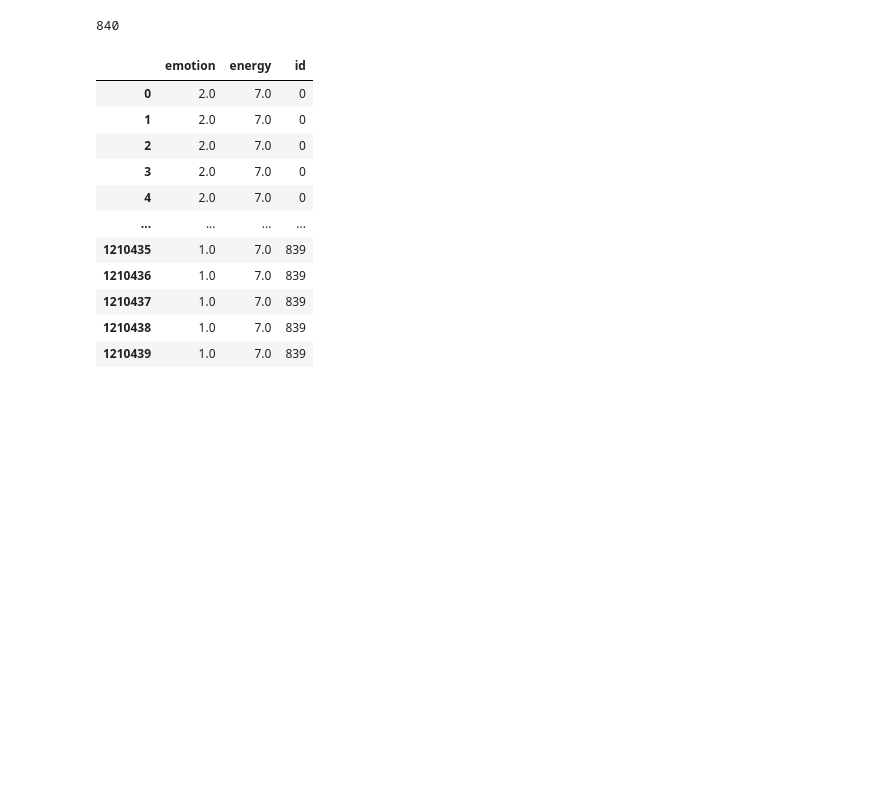
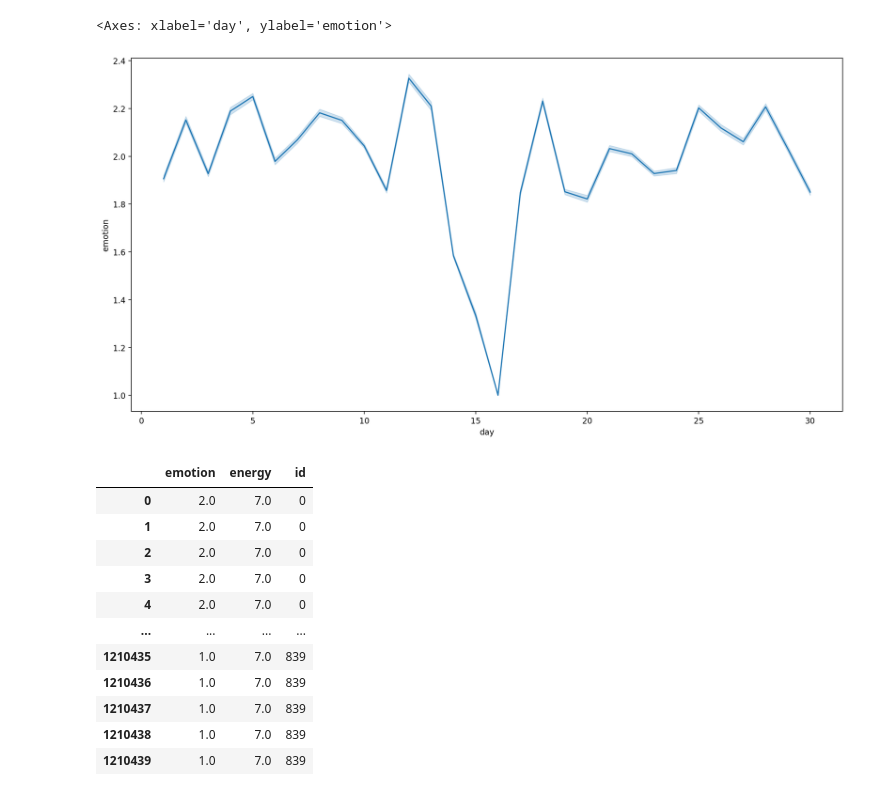
Before and after one commit to suzhc/BehaviorDL, a Jupyter notebook: notebooks/4.check-dataset.ipynb, the cells around one changed output. Saved outputs shown, nothing was run; the diff lists cells and outputs as text; code cells hidden in the pictures; blank space fills up the shorter version.

```diff
--- a/notebooks/4.check-dataset.ipynb
+++ b/notebooks/4.check-dataset.ipynb
@@ -3,6 +4,2 @@ from data_provider.data_loader import HuaweiDataset
 
 dataset = HuaweiDataset(path="/home/user/suzhao/BehaviorDL/dataset/Huawei", label_flag='emotion')
-# %%
-len(dataset)
-# %% [output]
-840
@@ -11,3 +19,19 @@ df = dataset.all_df[['emotion', 'energy']]
+# %%
+plot_data = dataset.all_df
+plot_data['day'] = plot_data['recordtime'].dt.day
+import seaborn as sns
+import matplotlib.pyplot as plt
+
+# set retina
+from IPython.display import set_matplotlib_formats
+set_matplotlib_formats('retina')
+
+
+plt.figure(figsize=(16, 8))
+sns.lineplot(x="day", y="emotion", data=plot_data)
+# %% [output]
+<Axes: xlabel='day', ylabel='emotion'>
+[figure, added]
 # %%
 df['id'] = df.index
 df.reset_index(drop=True, inplace=True)
```
Also changed, not shown: parts of 3 cells of this notebook.
